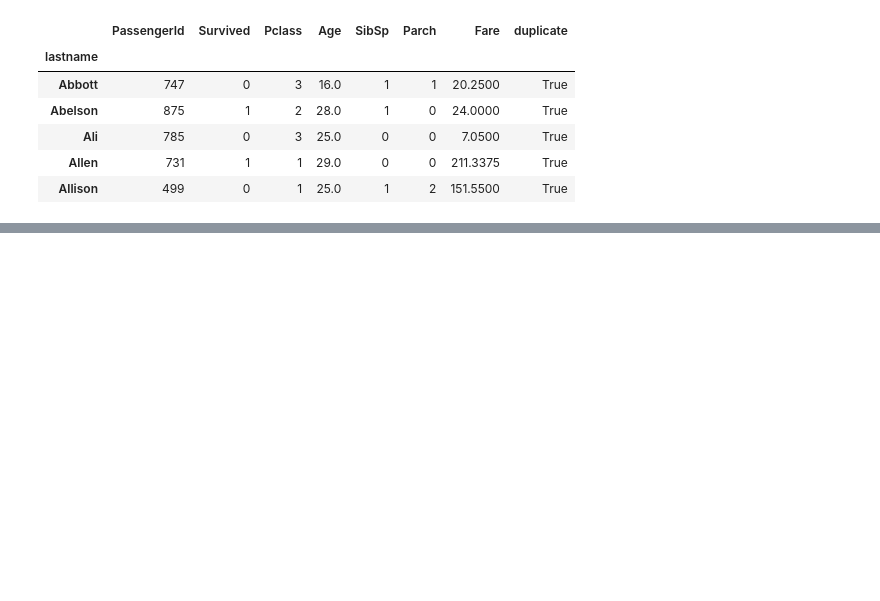
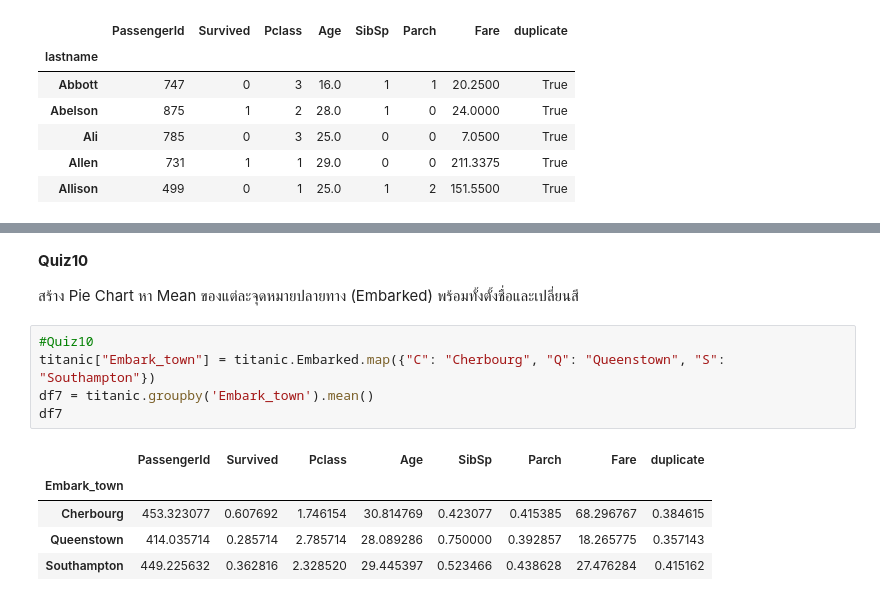
Before and after one commit to deen666/Homework_DataCamp2, a Jupyter notebook: Plotly/Plotly.ipynb, the cells around one changed output, grey strips where cells are left out. Saved outputs shown, nothing was run; the diff lists cells and outputs as text; blank space fills up the shorter version.

Commit message:
Plotly Quiz10

```diff
--- a/Plotly/Plotly.ipynb
+++ b/Plotly/Plotly.ipynb
@@ -290,0 +304,16 @@ fig.show()
+# %% [markdown]
+
+**Quiz10**
+
+สร้าง Pie Chart หา Mean ของแต่ละจุดหมายปลายทาง (Embarked) พร้อมทั้งตั้งชื่อและเปลี่ยนสี
+# %%
+#Quiz10
+titanic["Embark_town"] = titanic.Embarked.map({"C": "Cherbourg", "Q": "Queenstown", "S": "Southampton"})
+df7 = titanic.groupby('Embark_town').mean()
+df7
+# %% [output]
+|  | PassengerId | Survived | Pclass | Age | SibSp | Parch | Fare | duplicate |
+| Embark_town |  |  |  |  |  |  |  |  |
+| Cherbourg | 453.323077 | 0.607692 | 1.746154 | 30.814769 | 0.423077 | 0.415385 | 68.296767 | 0.384615 |
+| Queenstown | 414.035714 | 0.285714 | 2.785714 | 28.089286 | 0.750000 | 0.392857 | 18.265775 | 0.357143 |
+| Southampton | 449.225632 | 0.362816 | 2.328520 | 29.445397 | 0.523466 | 0.438628 | 27.476284 | 0.415162 |
```
Also changed, not shown: parts of 3 cells of this notebook.
